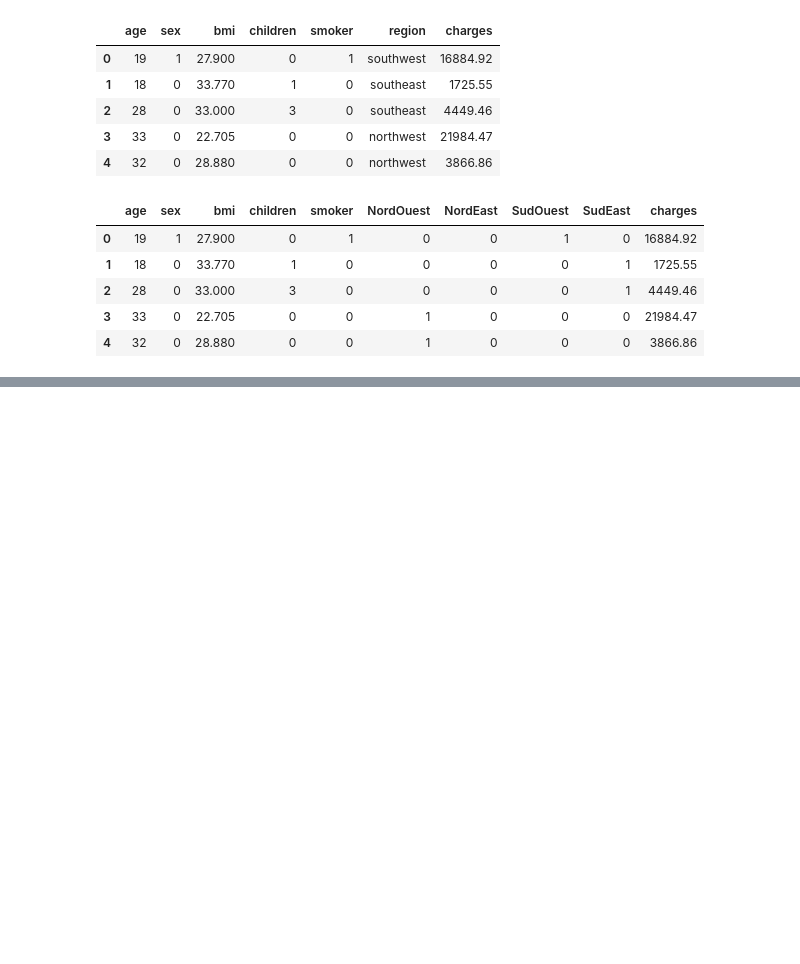
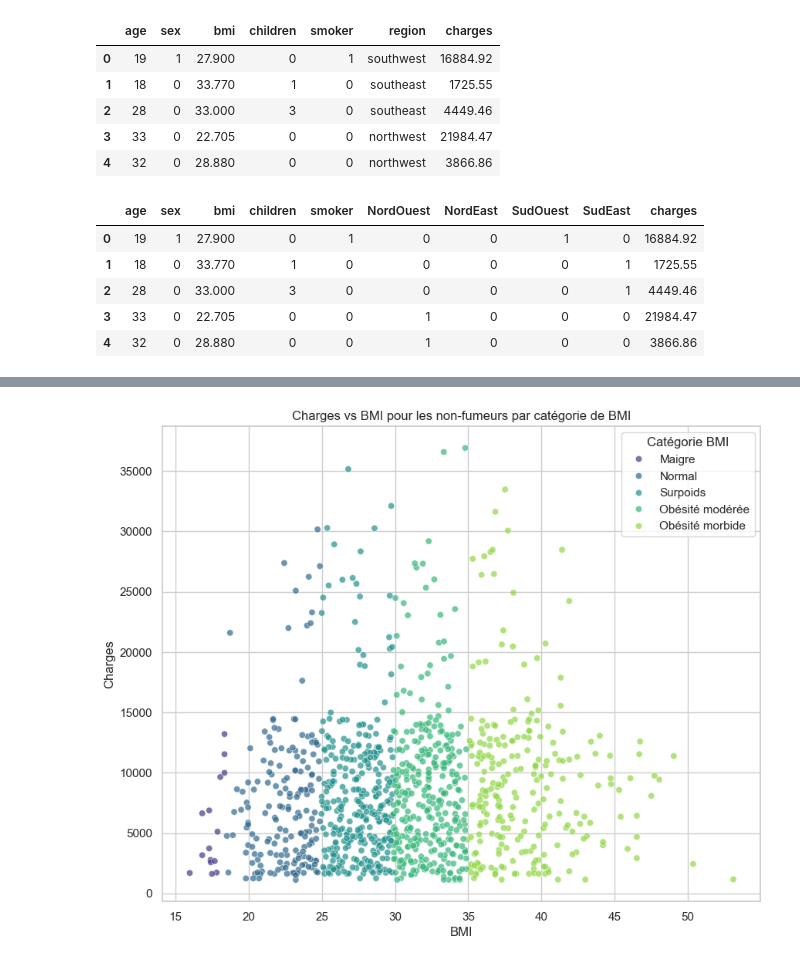
Before and after one commit to ElieLECAS/Assurance_FE, a Jupyter notebook: checklist.ipynb, the cells around one changed output, grey strips where cells are left out. Drawn from its saved outputs; the diff is of its cells as text; code cells hidden in the pictures; blank space fills up the shorter version.

```diff
--- a/checklist.ipynb
+++ b/checklist.ipynb
@@ -99,0 +161,29 @@ df.head()
+# %%
+bins = [0, 18.5, 24.9, 29.9, 34.9, 100]
+labels = ['Maigre', 'Normal', 'Surpoids', 'Obésité modérée', 'Obésité morbide']
+
+# Ajouter une nouvelle colonne 'bmi_category' avec les catégories définies
+df['bmi_category'] = pd.cut(df['bmi'], bins=bins, labels=labels, right=False)
+
+# Filtrer les non-fumeurs (smoker == 0)
+non_smokers_df = df[df['smoker'] == 0]
+
+# Créer un graphique de dispersion (scatter plot) avec des couleurs par catégorie de BMI
+sns.set(style="whitegrid")
+plt.figure(figsize=(10, 8))
+
+# Tracer le graphique de dispersion avec des couleurs par catégorie de BMI
+sns.scatterplot(x='bmi', y='charges', hue='bmi_category', data=non_smokers_df, alpha=0.7, palette='viridis')
+
+# Ajouter des étiquettes au graphique
+plt.title('Charges vs BMI pour les non-fumeurs par catégorie de BMI')
+plt.xlabel('BMI')
+plt.ylabel('Charges')
+
+# Afficher la légende
+plt.legend(title='Catégorie BMI')
+
+# Afficher le graphique
+plt.show()
+# %% [output]
+[figure, added]
```
Also changed, not shown: parts of 7 cells of this notebook.
